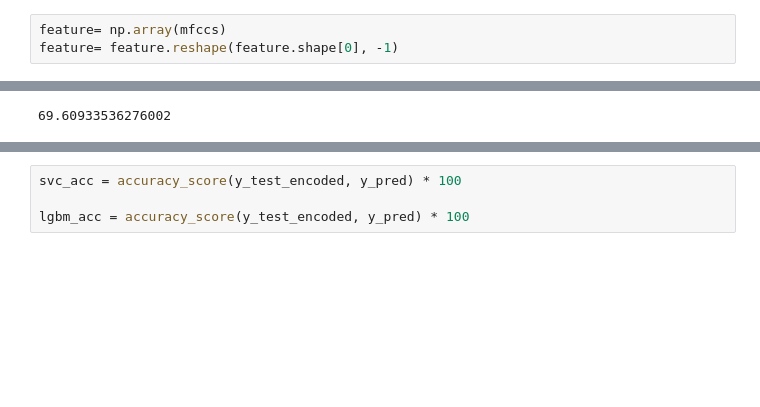
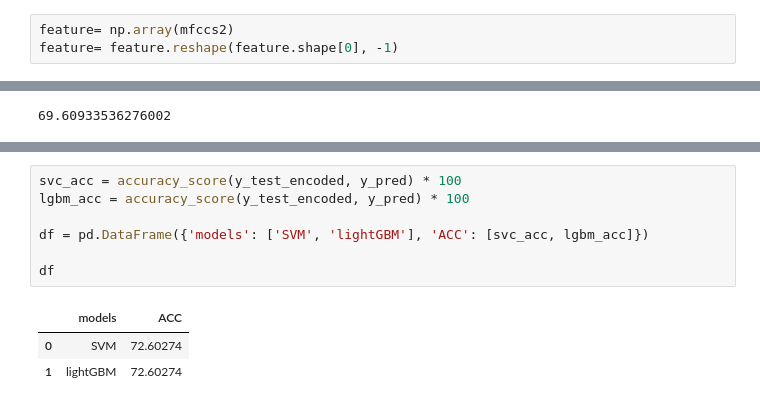
Before and after one commit to Hamidreza-Sj/Intent-Classification, a Jupyter notebook: Classis ML Approach.ipynb, the cells around one changed output, grey strips where cells are left out. Cells and saved outputs as stored; diff of their text form; blank space fills up the shorter version.

Commit message:
create DataFrame

```diff
--- a/Classis ML Approach.ipynb
+++ b/Classis ML Approach.ipynb
@@ -361,7 +361,7 @@ plt.show()
 # %% [markdown]
 # Train Data
 # %%
-feature= np.array(mfccs)
+feature= np.array(mfccs2)
 feature= feature.reshape(feature.shape[0], -1)
 # %%
 x= feature
@@ -418,4 +425,11 @@ You can set `force_col_wise=true` to remove the overhead.
 # %%
 svc_acc = accuracy_score(y_test_encoded, y_pred) * 100
+lgbm_acc = accuracy_score(y_test_encoded, y_pred) * 100
 
-lgbm_acc = accuracy_score(y_test_encoded, y_pred) * 100
+df = pd.DataFrame({'models': ['SVM', 'lightGBM'], 'ACC': [svc_acc, lgbm_acc]})
+
+df
+# %% [output]
+|  | models | ACC |
+| 0 | SVM | 72.60274 |
+| 1 | lightGBM | 72.60274 |
```
Also changed, not shown: parts of 1 cell of this notebook.
